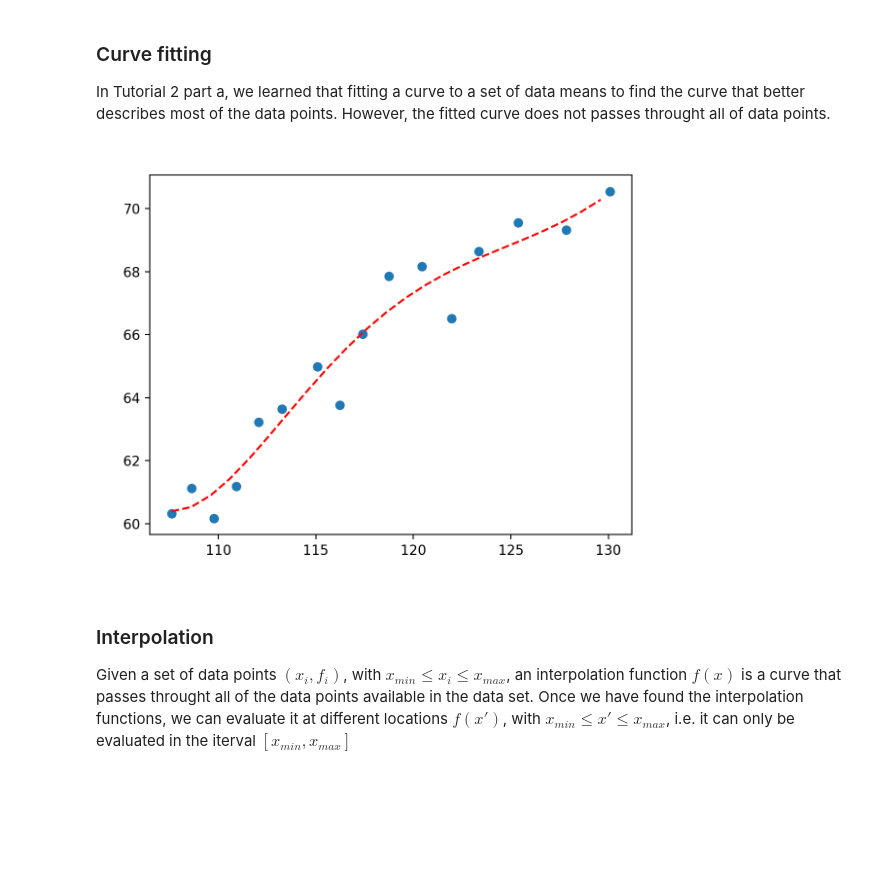
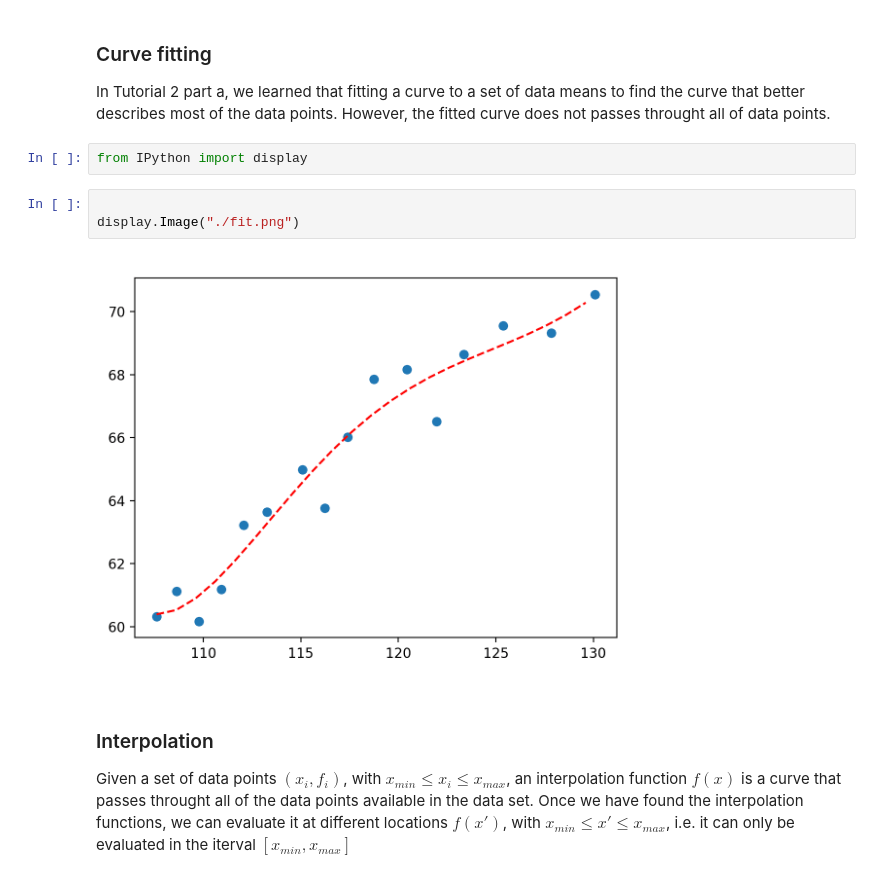
Before and after one commit to EXPLORE-for-students/python-tutorials, a Jupyter notebook: Tutorial 2/Tutorial_2_part_b.ipynb, the cells around one changed output. Drawn from its saved outputs; the diff is of its cells as text; blank space fills up the shorter version.

```diff
--- a/Tutorial 2/Tutorial_2_part_b.ipynb
+++ b/Tutorial 2/Tutorial_2_part_b.ipynb
@@ -14,8 +14,13 @@ Y. Fabian Bautista
 
 
 In Tutorial 2 part a, we learned that fitting a curve to a set of data means to find the curve that better describes most of the data points. However, the fitted curve does not passes  throught all of data points.
-# %% [markdown]
-![image.png](attachment:image.png)
+# %%
+from IPython import display
+# %%
+
+display.Image("./fit.png")
+# %% [output]
+[figure, added]
 # %% [markdown]
 ### Interpolation
 
```
Also changed, not shown: parts of 10 cells of this notebook, 3 other files.
